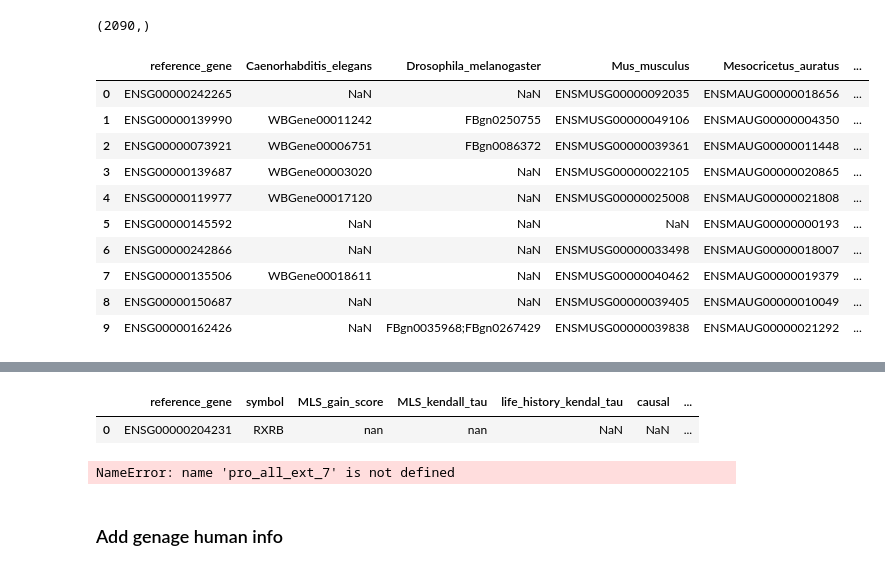
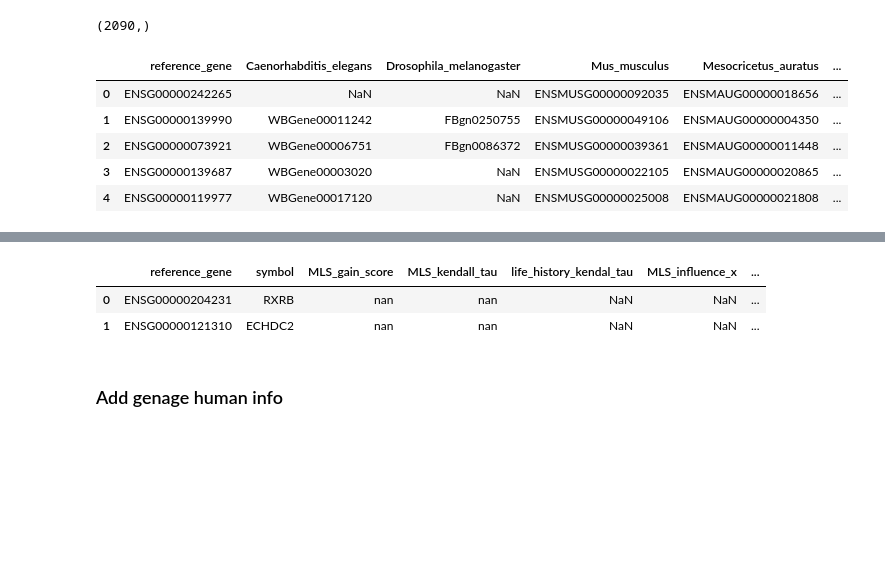
Before and after one commit to antonkulaga/yspecies, a Jupyter notebook: notebooks/results_intersections.ipynb, the cells around one changed output, grey strips where cells are left out. Drawn from its saved outputs; the diff is of its cells as text; code cells hidden in the pictures; blank space fills up the shorter version.

```diff
--- a/notebooks/results_intersections.ipynb
+++ b/notebooks/results_intersections.ipynb
@@ -356,19 +281,14 @@ genage["Ensembl"].drop_duplicates().shape
 (2090,)
 # %%
 genage_genes = pd.read_csv(genage_folder.orthologs.dir / "all.tsv", sep="\t").rename(columns={"Homo_sapiens":"reference_gene"})
-genage_genes.head(10)
+genage_genes.head(5)
 # %% [output]
 |  | reference_gene | Caenorhabditis_elegans | Drosophila_melanogaster | Mus_musculus | Mesocricetus_auratus | ... |
 | 0 | ENSG00000242265 | NaN | NaN | ENSMUSG00000092035 | ENSMAUG00000018656 | ... |
 | 1 | ENSG00000139990 | WBGene00011242 | FBgn0250755 | ENSMUSG00000049106 | ENSMAUG00000004350 | ... |
 | 2 | ENSG00000073921 | WBGene00006751 | FBgn0086372 | ENSMUSG00000039361 | ENSMAUG00000011448 | ... |
 | 3 | ENSG00000139687 | WBGene00003020 | NaN | ENSMUSG00000022105 | ENSMAUG00000020865 | ... |
 | 4 | ENSG00000119977 | WBGene00017120 | NaN | ENSMUSG00000025008 | ENSMAUG00000021808 | ... |
-| 5 | ENSG00000145592 | NaN | NaN | NaN | ENSMAUG00000000193 | ... |
-| 6 | ENSG00000242866 | NaN | NaN | ENSMUSG00000033498 | ENSMAUG00000018007 | ... |
-| 7 | ENSG00000135506 | WBGene00018611 | NaN | ENSMUSG00000040462 | ENSMAUG00000019379 | ... |
-| 8 | ENSG00000150687 | NaN | NaN | ENSMUSG00000039405 | ENSMAUG00000010049 | ... |
-| 9 | ENSG00000162426 | NaN | FBgn0035968;FBgn0267429 | ENSMUSG00000039838 | ENSMAUG00000021292 | ... |
 # %%
 genage_humanized = genage.head(0)
 for c in genage_genes.columns[1:]:
@@ -393,18 +313,12 @@ genage_humanized.head(10)
 | 8 | WBGene00003476 | mtm-3 | Caenorhabditis elegans | decrease | pro | RNA interference | ENSG00000063601 |
 | 9 | WBGene00003476 | mtm-3 | Caenorhabditis elegans | decrease | pro | RNA interference | ENSG00000003987 |
 # %%
-pro_genage = pro_all_ext.merge(genage_humanized, on="reference_gene")
-anti_genage = anti_all_ext.merge(genage_humanized, on="reference_gene")
-anti_genage.head(5)
+all_ext_genage = all_ext.merge(genage_humanized, on="reference_gene")
+all_ext_genage.head(5)
 # %% [output]
-|  | reference_gene | symbol | MLS_gain_score | MLS_kendall_tau | life_history_kendal_tau | causal | ... |
+|  | reference_gene | symbol | MLS_gain_score | MLS_kendall_tau | life_history_kendal_tau | MLS_influence_x | ... |
 | 0 | ENSG00000204231 | RXRB | nan | nan | NaN | NaN | ... |
+| 1 | ENSG00000121310 | ECHDC2 | nan | nan | NaN | NaN | ... |
-# %%
-pro_genage_7 = pro_all_ext_7.merge(genage_humanized, on="reference_gene")
-#anti_genage = anti_all_ext.merge(genage_humanized, on="reference_gene")
-pro_genage_7.head(5)
-# %% [output]
-NameError: name 'pro_all_ext_7' is not defined
 # %% [markdown]
 ### Add genage human info ###
 # %%
```
Also changed, not shown: parts of 28 cells of this notebook, 21 other files.
